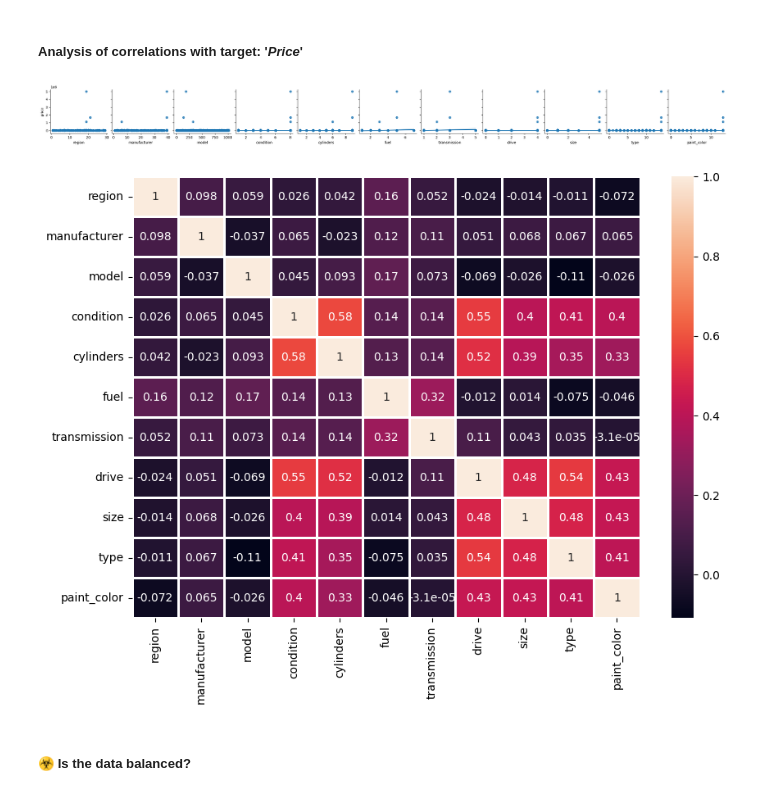
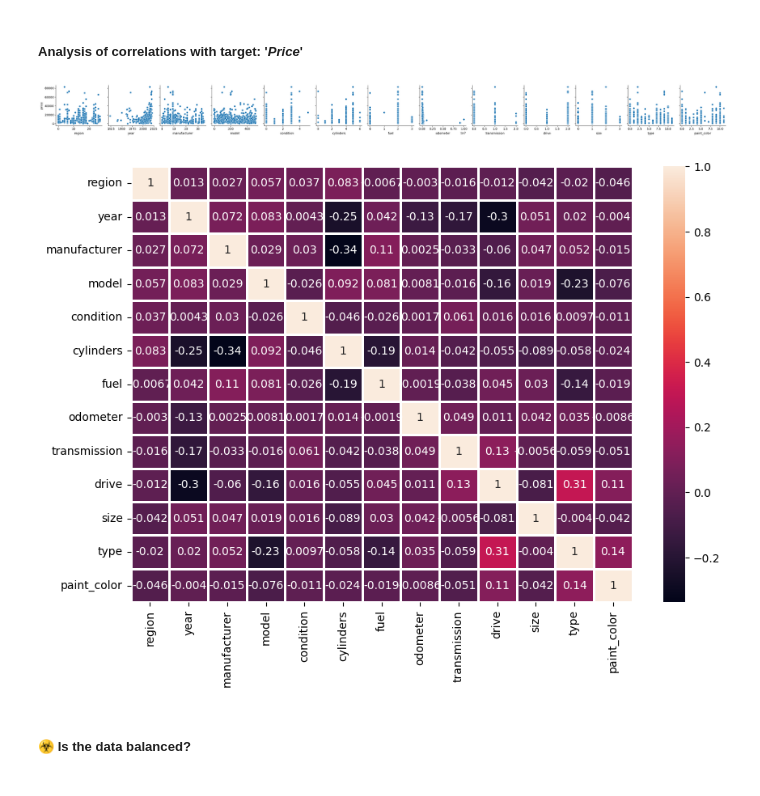
Before and after one commit to PepOrtinLopz/Kaggle, a Jupyter notebook: Kaggle.ipynb, the cells around one changed output. Saved outputs shown, nothing was run; the diff lists cells and outputs as text; code cells hidden in the pictures.

Commit message:
Feature: Normalization, preprocessing and metric selection

```diff
--- a/Kaggle.ipynb
+++ b/Kaggle.ipynb
@@ -166,0 +172,17 @@ Name: posting_date, dtype: object
+# %%
+# Conversion of price to numeric
+df["price"] = pd.to_numeric(df["price"], errors="coerce")
+
+print("[INFO] Price field after conversion to numeric: \n", df['price'].head())
+
+# Filtering the rows of cars that have a price greater than 0
+df = df[df["price"] > 0].copy()
+# Creation of new column containing the natural logarithm of the price
+df["log_price"] = np.log(df["price"])
+
+# Replace any such value with NaN
+df.replace([np.inf, -np.inf], np.nan, inplace=True)
+# Remove al NaN values from both the price and log_price columns
+df.dropna(subset=["price", "log_price"], inplace=True)
+
+get_percentage_nan_per_column(df)
@@ -258,4 +284,0 @@ df.describe(include='all')
-# %%
-df = df.dropna(subset=["price"])
-
-get_percentage_nan_per_column(df)
@@ -294,36 +285,43 @@ Name: price, dtype: float64
 # %% [markdown]
 ##### Analysis of correlations with **target**: '***Price***'
 # %%
-# Fields to use: region, year, manufacturer, model, condition, cylinders, fuel, odometer, transmission, drive, size, type, paint_color
+# Fields to use
 cols = ["region", "year", "manufacturer", "model", "condition", "cylinders",
         "fuel", "odometer", "transmission", "drive", "size", "type", "paint_color"]
 
-numeric_cols = df[cols].select_dtypes(include=["number"]).columns.tolist()
+# Nos quedamos con price + todas las columnas de interés
+df_plot = df[["price"] + cols].dropna(subset=["price"] + cols).copy()
+
+# Convert categorical to numeric numbers (0,1,2,...) for graphics
+for col in cols:
+    if df_plot[col].dtype == "object":
+        df_plot[col] = df_plot[col].astype("category").cat.codes
+
+# All the colums now are numeric
+numeric_cols = cols
 
 sns.pairplot(
-    df,
+    df_plot,
     y_vars=["price"],
     x_vars=numeric_cols,
-    kind="reg",
+    kind="scatter",
     dropna=True
 )
 
 # Correlation heatmap
-
 plt.figure(figsize=(10, 7))
 
-# DataFrame solo con columnas numéricas seleccionadas
-corr = df[numeric_cols].corr()
+corr = df_plot[numeric_cols].corr()
 
 sns.heatmap(
     corr,
     annot=True,
     linewidths=2
 )
 plt.show()
 # %% [output]
-[figure, old version]
+[figure, new version]
-[figure, old version]
+[figure, new version]
 # %% [markdown]
 ##### ☣️ Is the data balanced?
 # %%
```
Also changed, not shown: parts of 13 cells of this notebook.
